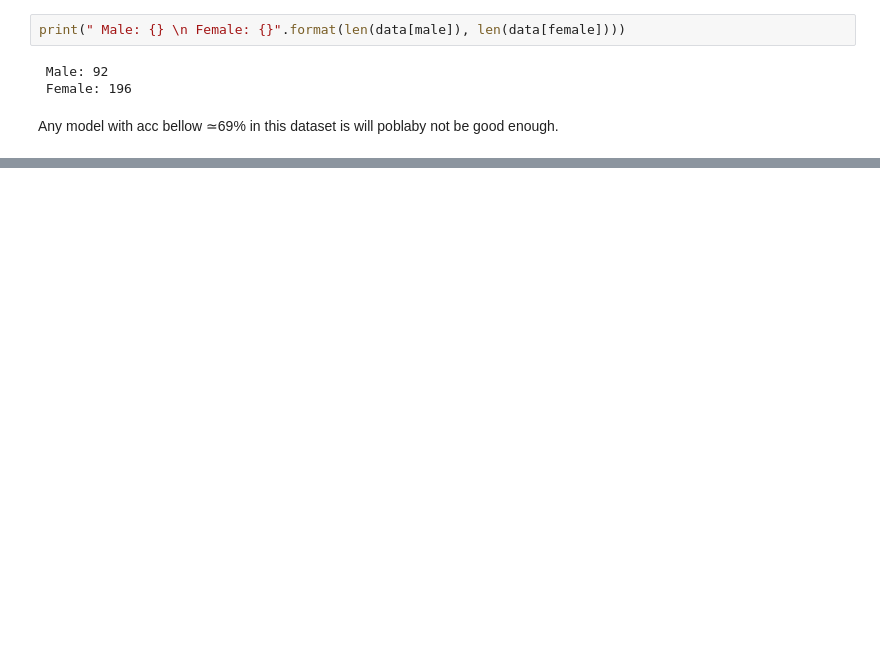
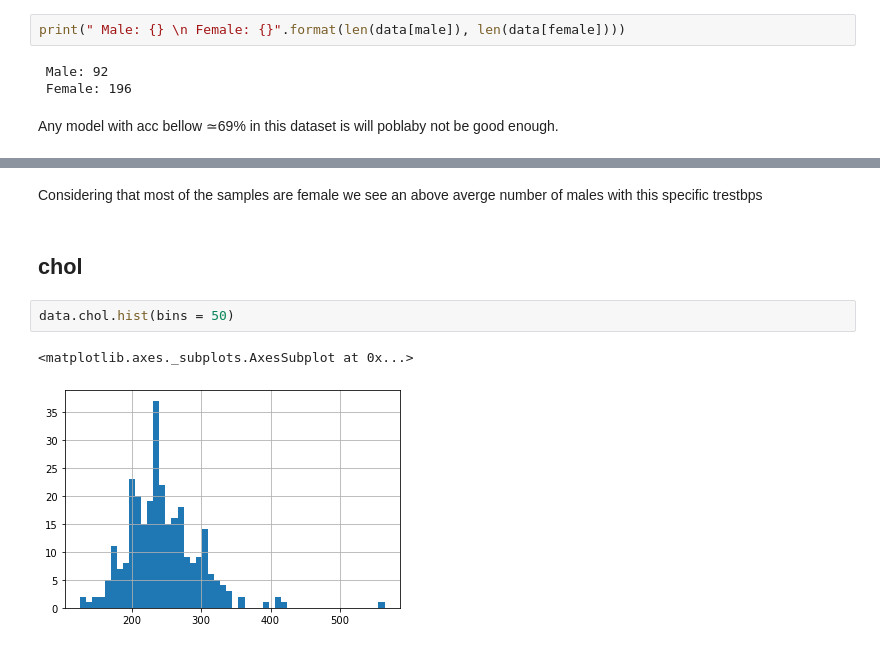
Before and after one commit to Gabrielllopes/Gender-Inference, a Jupyter notebook: notebooks/data-analisys.ipynb, the cells around one changed output, grey strips where cells are left out. Drawn from its saved outputs; the diff is of its cells as text; blank space fills up the shorter version.

```diff
--- a/notebooks/data-analisys.ipynb
+++ b/notebooks/data-analisys.ipynb
@@ -100,0 +128,9 @@ Setting dummy variables for sex
+# %% [markdown]
+Considering that most of the samples are female we see an above averge number of males with this specific trestbps
+# %% [markdown]
+## chol
+# %%
+data.chol.hist(bins = 50)
+# %% [output]
+<matplotlib.axes._subplots.AxesSubplot at 0x...>
+[figure, added]
```
Also changed, not shown: parts of 48 cells of this notebook.
